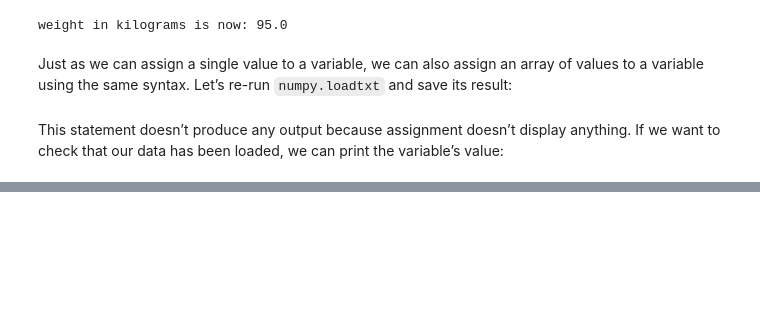
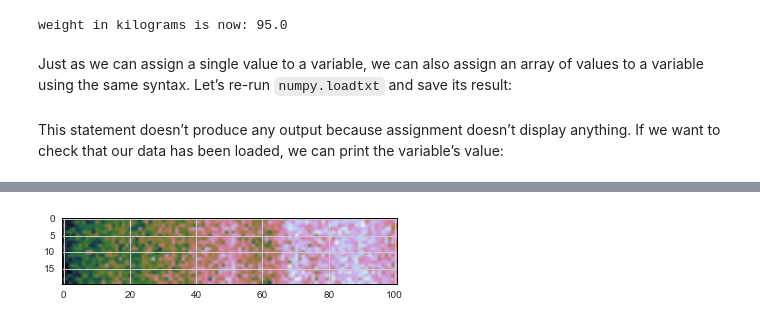
Before and after one commit to StuartLittlefair/python-bootcamp, a Jupyter notebook: pybootcamp-part2/01-numpy.ipynb, the cells around one changed output, grey strips where cells are left out. Drawn from its saved outputs; the diff is of its cells as text; code cells hidden in the pictures; blank space fills up the shorter version.

```diff
--- a/pybootcamp-part2/01-numpy.ipynb
+++ b/pybootcamp-part2/01-numpy.ipynb
@@ -31,5 +31,5 @@ import numpy as np
 # %% [markdown]
 Importing a library is like getting a piece of lab equipment out of a storage locker and setting it up on the bench. Once you’ve loaded the library, we can ask the library to read our data file for us:
 # %%
-np.loadtxt(fname='data/star_data_1.csv', delimiter=',')
+numpy.loadtxt(fname='data/star_data_01.csv', delimiter=',')
 # %% [output]
@@ -124,7 +124,7 @@ weight in kilograms is now: 95.0
 # %% [markdown]
 Just as we can assign a single value to a variable, we can also assign an array of values to a variable using the same syntax. Let’s re-run `numpy.loadtxt` and save its result:
 # %%
-data = np.loadtxt(fname='data/star_data_1.csv', delimiter=',')
+data = numpy.loadtxt(fname='data/star_data_01.csv', delimiter=',')
 # %% [markdown]
 This statement doesn’t produce any output because assignment doesn’t display anything. If we want to check that our data has been loaded, we can print the variable’s value:
 # %%
@@ -145,0 +348,7 @@ print(data)
+# %%
+import matplotlib.pyplot
+%matplotlib inline
+image  = matplotlib.pyplot.imshow(data)
+matplotlib.pyplot.show(image)
+# %% [output]
+[figure, added]
```
Also changed, not shown: parts of 64 cells of this notebook, 41 other files.
